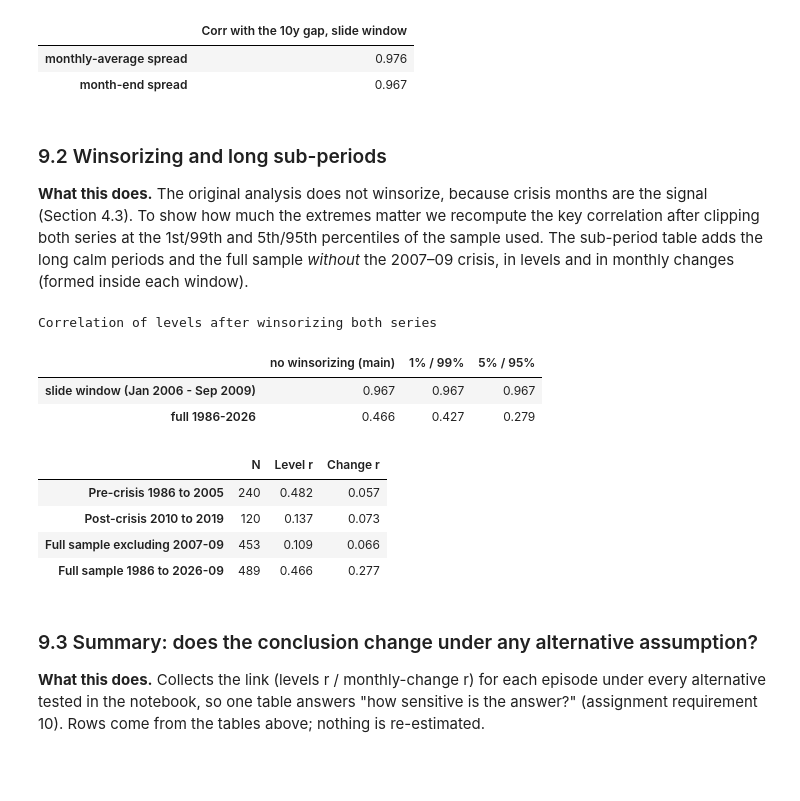
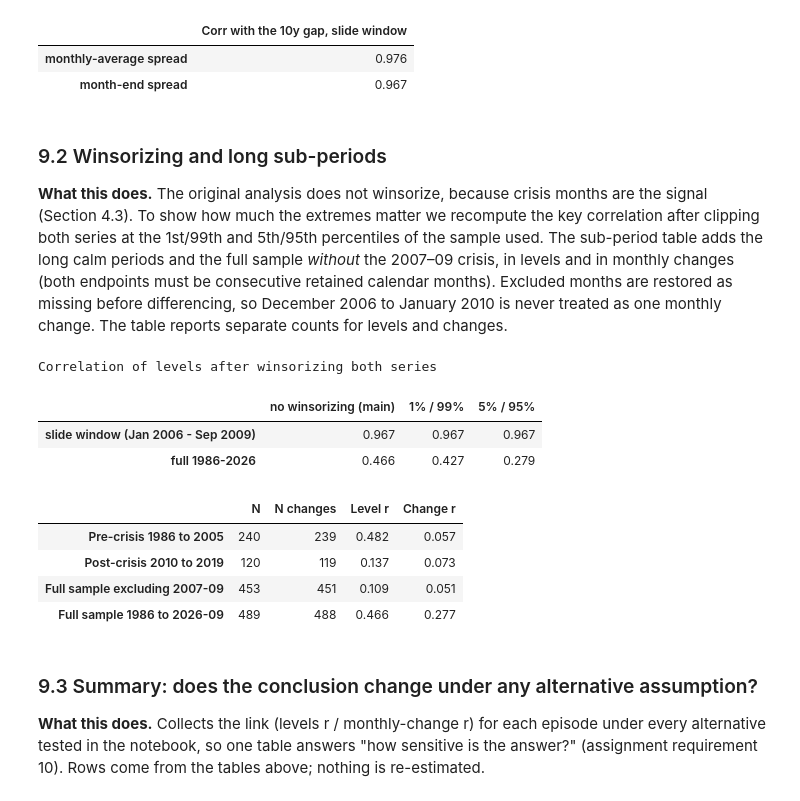
Before and after one commit to nehaneha8/CFM301, a Jupyter notebook: Project 4/Project4_Merged.ipynb, the cells around one changed output. Cells and saved outputs as stored; diff of their text form; code cells hidden in the pictures; blank space fills up the shorter version.

```diff
--- a/Project 4/Project4_Merged.ipynb
+++ b/Project 4/Project4_Merged.ipynb
@@ -1025,7 +1026,8 @@ levels, episode-demeaned: N = 72; Wald test, liquidity slopes equal across episo
 # %%
 ext = panel.loc[extended.index.min():extended.index.max(), ['credit_pp', 'liquidity_bp', 'vix']]
 roll_l = ext.credit_pp.rolling(24).corr(ext.liquidity_bp)
-roll_c = ext.credit_pp.diff().rolling(24).corr(ext.liquidity_bp.diff())
+# A 24-month level window contains 23 within-window monthly changes.
+roll_c = ext.credit_pp.diff().rolling(23).corr(ext.liquidity_bp.diff())
 rl, rc = roll_l.dropna(), roll_c.dropna()
 rank_rows = {}
 for episode, (start, end) in EPISODES.items():
@@ -1040,8 +1042,9 @@ led_rows = []
 for s0 in pd.period_range(ext.index.min(), ext.index.max(), freq='M')[::24]:
     e0 = s0 + 23
     if e0 > ext.index.max(): break
-    d = ext.loc[s0:e0]; dd = d.diff().dropna()
-    led_rows.append({'window': f'{s0} to {e0}', 'levels r': d.credit_pp.corr(d.liquidity_bp), 'changes r': dd.credit_pp.corr(dd.liquidity_bp),
+    d = ext.loc[s0:e0]
+    dd = d[pair_columns].diff().dropna(subset=pair_columns)  # VIX is not needed for this correlation
+    led_rows.append({'window': f'{s0} to {e0}', 'N levels': len(d[pair_columns].dropna()), 'N changes': len(dd), 'levels r': d.credit_pp.corr(d.liquidity_bp), 'changes r': dd.credit_pp.corr(dd.liquidity_bp),
                      'avg spread (pp)': d.credit_pp.mean(), 'avg VIX': d.vix.mean()})
 ledger = pd.DataFrame(led_rows).set_index('window'); display(ledger.round(3)); ledger.to_csv(OUT / 'table_two_year_ledger.csv')
 strong = ledger[(ledger['levels r'] > 0.8) & (ledger['changes r'] > 0.5)]
@@ -1049,7 +1052,7 @@ print(f'Of {len(ledger)} non-overlapping two-year windows, {len(strong)} have bo
 print(f"Levels r > 0.5 but changes r < 0.2 (high levels correlation without month-to-month co-movement): {list(ledger.index[(ledger['levels r'] > 0.5) & (ledger['changes r'] < 0.2)])}")
 
 fig, ax = plt.subplots(figsize=(11, 3.8)); xs_ = np.arange(len(ledger)); wd = 0.38
-ax.bar(xs_ - wd / 2, ledger['levels r'], wd, color='black', label='levels r'); ax.bar(xs_ + wd / 2, ledger['changes r'].fillna(0), wd, color='tab:red', label='monthly-change r')
+ax.bar(xs_ - wd / 2, ledger['levels r'], wd, color='black', label='levels r'); ax.bar(xs_ + wd / 2, ledger['changes r'], wd, color='tab:red', label='monthly-change r')
 ax.axhline(0, color='grey', lw=0.8); ax.set_xticks(xs_, [w[:4] for w in ledger.index], rotation=45); ax.set_ylim(-1, 1)
 ax.set_title('Credit spread vs. liquidity gap in every non-overlapping two-year window (label = first year)', loc='left', fontsize=10); ax.legend(frameon=False, ncol=2)
 fig.tight_layout(); fig.savefig(OUT / 'fig_two_year_ledger.png'); plt.show()
@@ -1090,15 +1093,20 @@ print('(a) Monthly values around each anchor month: credit spread in pp, liquidi
 DE = pd.concat([clean_csv[n][n] for n in ['DBAA', 'DGS10', 'VIXCLS', 'TEDRATE']], axis=1, sort=True)
 DE['cs'] = DE['DBAA'] - DE['DGS10']
 DAILY = {'GFC': ('2008-08-01', '2008-12-31'), 'COVID': ('2020-02-01', '2020-05-29'), 'Rates': ('2022-02-01', '2022-06-30')}
+DAILY_ANCHORS = {SHORT[e]: pd.Period(anchor, 'M') for e, anchor in ANCHORS.items()}
 daily_rows = []
 for k, (a, b) in DAILY.items():
-    w = DE.loc[a:b]; pre = DE.loc[pd.Timestamp(a) - pd.Timedelta(days=45): pd.Timestamp(a) - pd.Timedelta(days=1)]
+    w = DE.loc[a:b]
+    baseline_month = DAILY_ANCHORS[k] - 1
+    pre = DE.loc[str(baseline_month)]  # Exact calendar month before the event, not before the study window
     ch = w[['cs', 'VIXCLS', 'TEDRATE']].diff(); lv = w[['cs', 'VIXCLS', 'TEDRATE']]
     for c, lab in [('cs', 'credit spread (Baa − 10y, pp)'), ('TEDRATE', 'TED spread (pp)'), ('VIXCLS', 'VIX')]:
         s = w[c].dropna()
+        baseline_mean = pre[c].mean()
+        baseline = {'baseline month': str(baseline_month), 'baseline mean': baseline_mean, 'baseline observations': int(pre[c].count())}
         if s.empty:
-            daily_rows.append({'episode': k, 'series': lab, 'peak': np.nan, 'peak date': 'no data', 'peak / prior-month mean': np.nan, 'daily levels r with credit spread': np.nan, 'daily changes r with credit spread': np.nan}); continue
-        daily_rows.append({'episode': k, 'series': lab, 'peak': s.max(), 'peak date': str(s.idxmax().date()), 'peak / prior-month mean': s.max() / pre[c].mean(),
+            daily_rows.append({'episode': k, 'series': lab, **baseline, 'peak': np.nan, 'peak date': 'no data', 'peak / prior-month mean': np.nan, 'daily levels r with credit spread': np.nan, 'daily changes r with credit spread': np.nan}); continue
+        daily_rows.append({'episode': k, 'series': lab, **baseline, 'peak': s.max(), 'peak date': str(s.idxmax().date()), 'peak / prior-month mean': s.max() / baseline_mean if pd.notna(baseline_mean) and baseline_mean != 0 else np.nan,
                            'daily levels r with credit spread': np.nan if c == 'cs' else lv['cs'].corr(lv[c]), 'daily changes r with credit spread': np.nan if c == 'cs' else ch['cs'].corr(ch[c])})
 daily_tab = pd.DataFrame(daily_rows).set_index(['episode', 'series']); print('(b) Daily event study'); display(daily_tab.round(3)); daily_tab.to_csv(OUT / 'table_daily_event_study.csv')
 
@@ -1702,33 +1710,37 @@ Slide window: spread built from monthly averages vs. month-end values
 | month-end spread | 0.967 |
 # %% [markdown]
 ### 9.2 Winsorizing and long sub-periods
-**What this does.** The original analysis does not winsorize, because crisis months are the signal (Section 4.3). To show how much the extremes matter we recompute the key correlation after clipping both series at the 1st/99th and 5th/95th percentiles of the sample used. The sub-period table adds the long calm periods and the full sample *without* the 2007–09 crisis, in levels and in monthly changes (formed inside each window).
+**What this does.** The original analysis does not winsorize, because crisis months are the signal (Section 4.3). To show how much the extremes matter we recompute the key correlation after clipping both series at the 1st/99th and 5th/95th percentiles of the sample used. The sub-period table adds the long calm periods and the full sample *without* the 2007–09 crisis, in levels and in monthly changes (both endpoints must be consecutive retained calendar months). Excluded months are restored as missing before differencing, so December 2006 to January 2010 is never treated as one monthly change. The table reports separate counts for levels and changes.
 # %%
 def wins(s, lo, hi): return s.clip(s.quantile(lo), s.quantile(hi))
 wins_rows = {}
 for lab, w_ in [('slide window (Jan 2006 - Sep 2009)', original), ('full 1986-2026', extended)]:
     d = w_[pair_columns].dropna()
     wins_rows[lab] = {'no winsorizing (main)': d.credit_pp.corr(d.liquidity_bp), '1% / 99%': wins(d.credit_pp, .01, .99).corr(wins(d.liquidity_bp, .01, .99)),
                       '5% / 95%': wins(d.credit_pp, .05, .95).corr(wins(d.liquidity_bp, .05, .95))}
 winsor_table = pd.DataFrame(wins_rows).T; print('Correlation of levels after winsorizing both series'); display(winsor_table.round(3)); winsor_table.round(4).to_csv(OUT / 'table_winsorize.csv')
 
 def lvl_chg(df):
-    d = df[pair_columns].dropna(); dd = d.diff().dropna()
-    return {'N': len(d), 'Level r': d.credit_pp.corr(d.liquidity_bp), 'Change r': dd.credit_pp.corr(dd.liquidity_bp)}
+    # Restore excluded/absent calendar months before differencing; no values are filled.
+    calendar = pd.period_range(df.index.min(), df.index.max(), freq='M')
+    monthly_pair = df[pair_columns].reindex(calendar)
+    d = monthly_pair.dropna(subset=pair_columns)
+    dd = monthly_pair.diff().dropna(subset=pair_columns)
+    return {'N': len(d), 'N changes': len(dd), 'Level r': d.credit_pp.corr(d.liquidity_bp), 'Change r': dd.credit_pp.corr(dd.liquidity_bp)}
 sub_periods = {'Pre-crisis 1986 to 2005': extended.loc['1986-01':'2005-12'], 'Post-crisis 2010 to 2019': extended.loc['2010-01':'2019-12'],
                'Full sample excluding 2007-09': extended.drop(extended.loc['2007-01':'2009-12'].index), 'Full sample 1986 to 2026-09': extended}
-sub_table = pd.DataFrame({k: lvl_chg(v) for k, v in sub_periods.items()}).T; sub_table['N'] = sub_table['N'].astype(int)
+sub_table = pd.DataFrame({k: lvl_chg(v) for k, v in sub_periods.items()}).T; sub_table[['N', 'N changes']] = sub_table[['N', 'N changes']].astype(int)
 display(sub_table.round(3)); sub_table.round(4).to_csv(OUT / 'table_subperiods.csv')
 # %% [output]
 Correlation of levels after winsorizing both series
 |  | no winsorizing (main) | 1% / 99% | 5% / 95% |
 | slide window (Jan 2006 - Sep 2009) | 0.967 | 0.967 | 0.967 |
 | full 1986-2026 | 0.466 | 0.427 | 0.279 |
-|  | N | Level r | Change r |
-| Pre-crisis 1986 to 2005 | 240 | 0.482 | 0.057 |
-| Post-crisis 2010 to 2019 | 120 | 0.137 | 0.073 |
-| Full sample excluding 2007-09 | 453 | 0.109 | 0.066 |
-| Full sample 1986 to 2026-09 | 489 | 0.466 | 0.277 |
+|  | N | N changes | Level r | Change r |
+| Pre-crisis 1986 to 2005 | 240 | 239 | 0.482 | 0.057 |
+| Post-crisis 2010 to 2019 | 120 | 119 | 0.137 | 0.073 |
+| Full sample excluding 2007-09 | 453 | 451 | 0.109 | 0.051 |
+| Full sample 1986 to 2026-09 | 489 | 488 | 0.466 | 0.277 |
 # %% [markdown]
 ### 9.3 Summary: does the conclusion change under any alternative assumption?
 **What this does.** Collects the link (levels r / monthly-change r) for each episode under every alternative tested in the notebook, so one table answers "how sensitive is the answer?" (assignment requirement 10). Rows come from the tables above; nothing is re-estimated.
```
Also changed, not shown: parts of 9 cells of this notebook, 15 other files.
